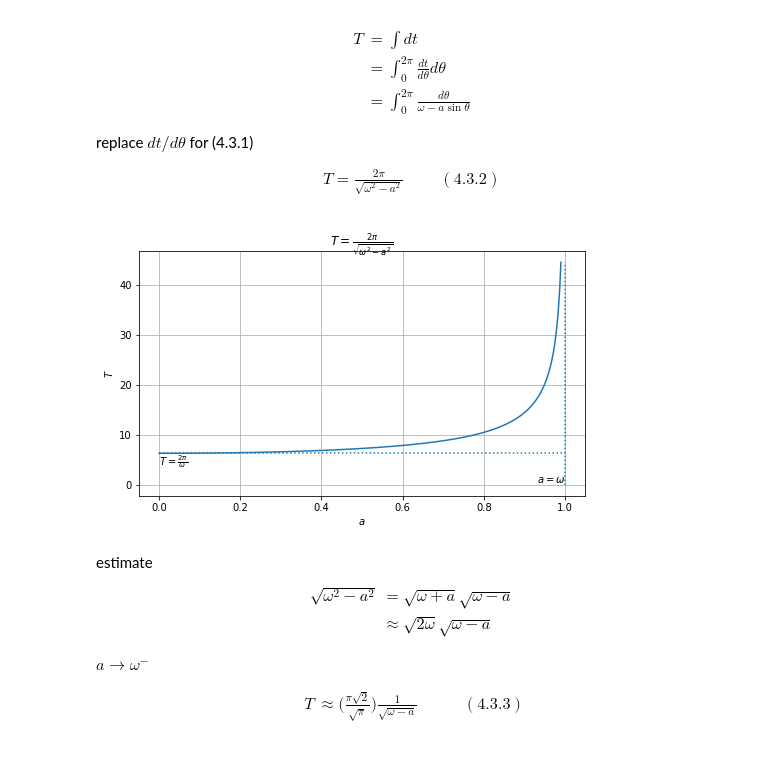
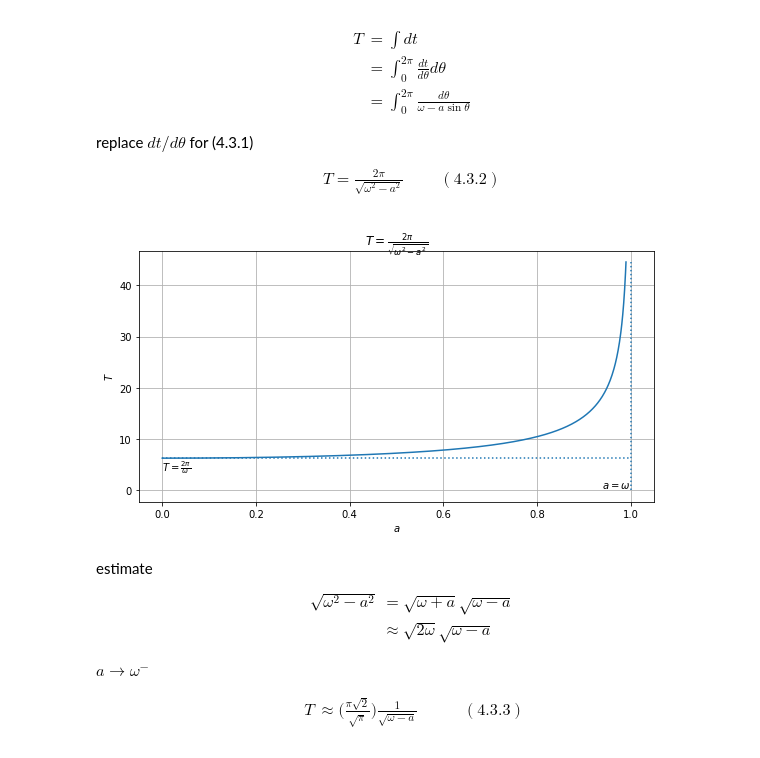
Before and after one commit to shumez/NLDC, a Jupyter notebook: c04/note.ipynb, the cells around one changed output. Drawn from its saved outputs; the diff is of its cells as text; code cells hidden in the pictures.

Commit message:
change savefig

```diff
--- a/c04/note.ipynb
+++ b/c04/note.ipynb
@@ -258,32 +273,39 @@ T = \frac{2\pi}{\sqrt{\omega^2 - a^2}}
 # %%
 # constant
 omega = 1
 pi = np.pi
 
 def f(a):
     T = 2*pi / np.sqrt(omega**2 - a**2)
     return T
 
 a = np.linspace(0, omega-0.01, 1000)
 
 plt.figure(figsize=(8, 4.5))
 
 plt.plot(a, f(a), c=c[0], linestyle=l[0])
 
 plt.plot(np.repeat(omega, 2), np.array([0, f(omega-0.01)]), c=c[0], linestyle=l[3])
 plt.text(omega, 0, r'$a = \omega$', horizontalalignment='right', verticalalignment='bottom')
 
 plt.plot(np.array([0, omega]), np.array([2*pi/omega, 2*pi/omega]), c=c[0], linestyle=l[3])
 plt.text(0, 2*pi/omega, r'$T = \frac{2\pi}{\omega}$', horizontalalignment='left', verticalalignment='top')
 
 plt.xlabel(r'$a$')
 plt.ylabel(r'$T$')
 plt.title(r'$T = \frac{2\pi}{\sqrt{\omega^2 - a^2}}$')
 plt.grid(True)
 
+plt.tight_layout()
+
+plt.savefig('img/fig_4_3_4.png', dpi=None, facecolor='w', edgecolor='w',
+            orientation='portrait', papertype=None, format='png',
+            transparent=False, bbox_inches=None, pad_inches=0.1,
+            frameon=None)
+
 plt.show()
 # %% [output]
-[figure, old version]
+[figure, new version]
 # %% [markdown]
 estimate
 $$\begin{align*}
```
Also changed, not shown: parts of 5 cells of this notebook.
